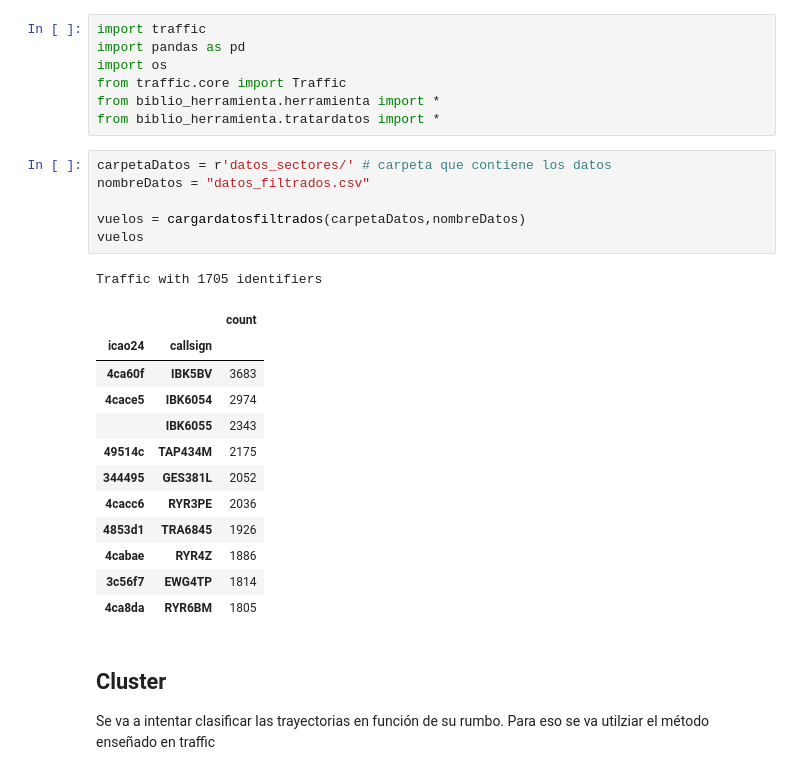
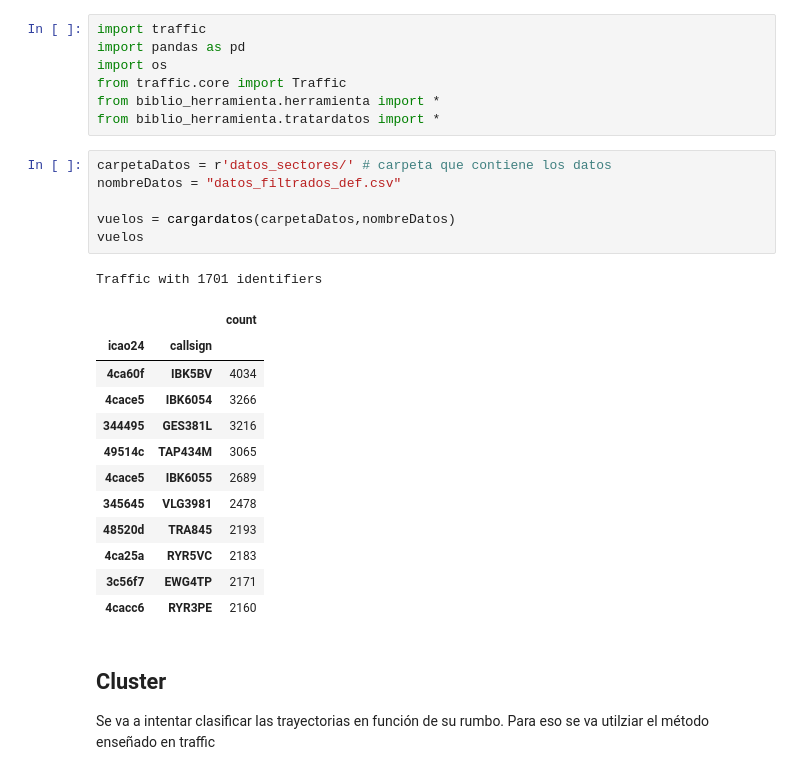
Before and after one commit to jaimebw/tfg, a Jupyter notebook: libros/cluster.ipynb, the cells around one changed output. Drawn from its saved outputs; the diff is of its cells as text.

```diff
--- a/libros/cluster.ipynb
+++ b/libros/cluster.ipynb
@@ -7,24 +7,24 @@ from biblio_herramienta.herramienta import *
 from biblio_herramienta.tratardatos import *
 # %%
 carpetaDatos = r'datos_sectores/' # carpeta que contiene los datos
-nombreDatos = "datos_filtrados.csv"
+nombreDatos = "datos_filtrados_def.csv"
 
-vuelos = cargardatosfiltrados(carpetaDatos,nombreDatos)
+vuelos = cargardatos(carpetaDatos,nombreDatos)
 vuelos
 # %% [output]
-Traffic with 1705 identifiers
+Traffic with 1701 identifiers
 |  |  | count |
 | icao24 | callsign |  |
-| 4ca60f | IBK5BV | 3683 |
-| 4cace5 | IBK6054 | 2974 |
-|  | IBK6055 | 2343 |
-| 49514c | TAP434M | 2175 |
-| 344495 | GES381L | 2052 |
-| 4cacc6 | RYR3PE | 2036 |
-| 4853d1 | TRA6845 | 1926 |
-| 4cabae | RYR4Z | 1886 |
-| 3c56f7 | EWG4TP | 1814 |
-| 4ca8da | RYR6BM | 1805 |
+| 4ca60f | IBK5BV | 4034 |
+| 4cace5 | IBK6054 | 3266 |
+| 344495 | GES381L | 3216 |
+| 49514c | TAP434M | 3065 |
+| 4cace5 | IBK6055 | 2689 |
+| 345645 | VLG3981 | 2478 |
+| 48520d | TRA845 | 2193 |
+| 4ca25a | RYR5VC | 2183 |
+| 3c56f7 | EWG4TP | 2171 |
+| 4cacc6 | RYR3PE | 2160 |
 # %% [markdown]
 ## Cluster
 Se va a intentar clasificar las trayectorias en función de su rumbo. Para eso se va utilziar el método enseñado en traffic
```
Also changed, not shown: parts of 4 cells of this notebook.
